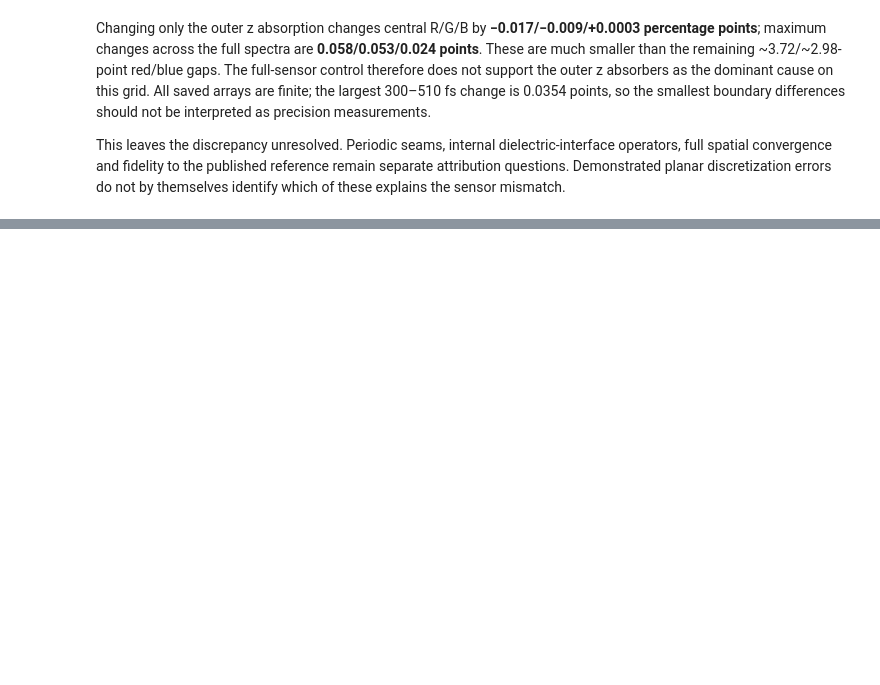
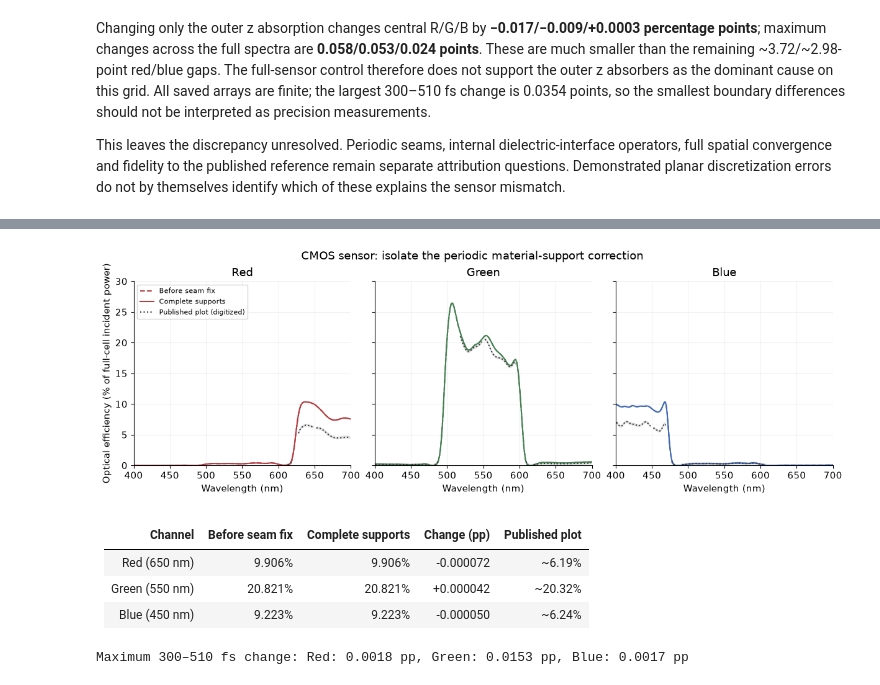
Before and after one commit to cdaunt/beamz, a Jupyter notebook: examples/notebooks/cmos_cause_isolation.ipynb, the cells around one changed output, grey strips where cells are left out. Drawn from its saved outputs; the diff is of its cells as text; code cells hidden in the pictures; blank space fills up the shorter version.

```diff
--- a/examples/notebooks/cmos_cause_isolation.ipynb
+++ b/examples/notebooks/cmos_cause_isolation.ipynb
@@ -433,0 +518,48 @@ This leaves the discrepancy unresolved. Periodic seams, internal dielectric-inte
+# %%
+periodic_dir = evidence / "components/full-periodic-supports"
+periodic = np.load(periodic_dir / "calibrated_efficiency.npz")
+periodic_report = read_report(periodic_dir / "report.json")
+for key in ("grid", "dt", "steps", "snapshot_sha256", "colocation_side", "metal_smoothing", "reference_frequency_hz", "modal_reference_sha256"):
+    assert periodic_report[key] == stair_report[key], key
+assert periodic_report["boundary"] == "absorber"
+for axis in "xyz":
+    np.testing.assert_array_equal(np.load(periodic_dir / "grid.npz")[axis], np.load(staircase_dir / "grid.npz")[axis])
+np.testing.assert_array_equal(periodic["wavelength_nm"], staircase["wavelength_nm"])
+fig, axes = plt.subplots(1, 3, figsize=(12, 4), sharey=True, constrained_layout=True)
+comparison = {}
+table = "| Channel | Before seam fix | Complete supports | Change (pp) | Published plot |\n|---|---:|---:|---:|---:|\n"
+for ax, (channel, center), color in zip(axes, (("red",650),("green",550),("blue",450)), ("#b43e43", "#458052", "#426ab3")):
+    wl = periodic["wavelength_nm"]
+    order = np.argsort(wl)
+    ax.plot(wl[order], 100*staircase[channel][order], "--", color=color, label="Before seam fix")
+    ax.plot(wl[order], 100*periodic[channel][order], color=color, label="Complete supports")
+    ref_wl = digitized["wavelength_nm"]
+    ref = 100*digitized[channel]
+    valid = np.isfinite(ref)
+    ax.plot(ref_wl, ref, ":", color="#383838", label="Published plot (digitized)")
+    ax.fill_between(ref_wl, ref-.15, ref+.15, color="#383838", alpha=.12)
+    old_value = stair_report["central_efficiency_percent"][channel]
+    new_value = periodic_report["central_efficiency_percent"][channel]
+    reference_value = float(np.interp(center, ref_wl[valid], ref[valid]))
+    comparison[channel] = dict(before_percent=old_value, after_percent=new_value, published_plot_percent=reference_value,
+        central_change_pp=new_value-old_value, remaining_gap_pp=new_value-reference_value,
+        max_spectral_change_pp=float(100*np.max(abs(periodic[channel]-staircase[channel]))))
+    table += f"| {channel.title()} ({center} nm) | {old_value:.3f}% | {new_value:.3f}% | {new_value-old_value:+.6f} | ~{reference_value:.2f}% |\n"
+    ax.set(title=channel.title(), xlabel="Wavelength (nm)", xlim=(400,700), ylim=(0,30))
+    ax.grid(alpha=.18)
+axes[0].set_ylabel("Optical efficiency (% of full-cell incident power)")
+axes[0].legend(fontsize=8, loc="upper left")
+fig.suptitle("CMOS sensor: isolate the periodic material-support correction")
+fig.savefig(periodic_dir / "seam_sensor_comparison.png", dpi=160)
+plt.show()
+display(Markdown(table))
+(periodic_dir / "seam_sensor_comparison.json").write_text(json.dumps(comparison, indent=2)+"\n")
+print("Maximum 300–510 fs change:", ", ".join(f"{c.title()}: {v:.4f} pp" for c, v in periodic_report["temporal_max_change_pp"].items()))
+# %% [output]
+[figure, added]
+| Channel | Before seam fix | Complete supports | Change (pp) | Published plot |
+|---|---:|---:|---:|---:|
+| Red (650 nm) | 9.906% | 9.906% | -0.000072 | ~6.19% |
+| Green (550 nm) | 20.821% | 20.821% | +0.000042 | ~20.32% |
+| Blue (450 nm) | 9.223% | 9.223% | -0.000050 | ~6.24% |
+Maximum 300–510 fs change: Red: 0.0018 pp, Green: 0.0153 pp, Blue: 0.0017 pp
```
Also changed, not shown: parts of 7 cells of this notebook, 32 other files.
